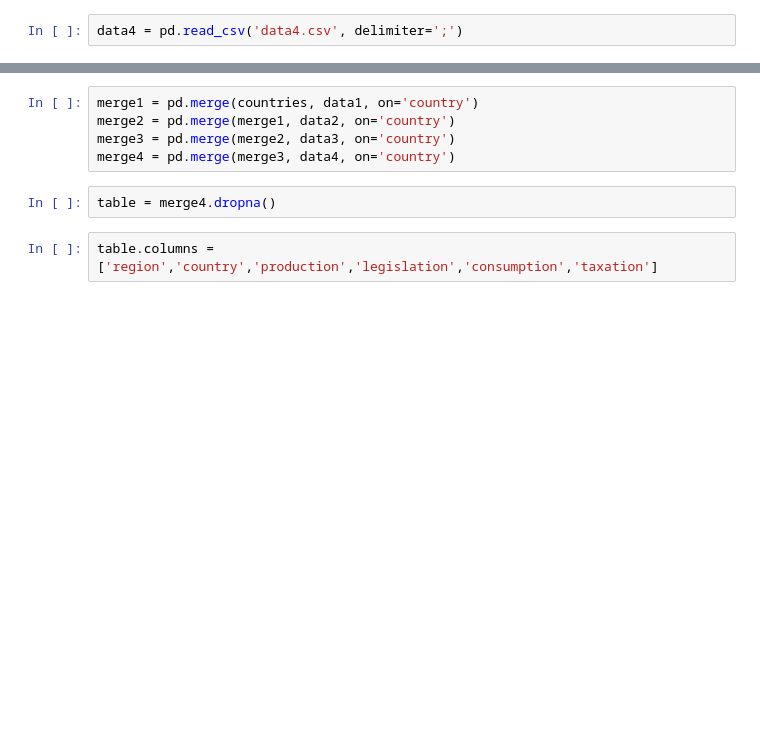
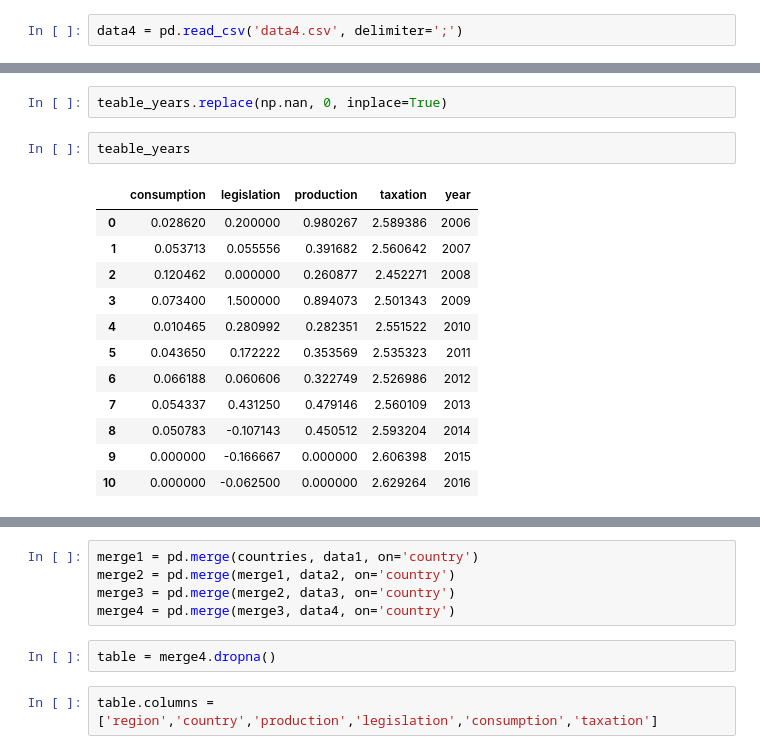
Before and after one commit to pedrohserrano/energy-data-analysis, a Jupyter notebook: eda.ipynb, the cells around one changed output, grey strips where cells are left out. Saved outputs shown, nothing was run; the diff lists cells and outputs as text; blank space fills up the shorter version.

```diff
--- a/eda.ipynb
+++ b/eda.ipynb
@@ -147,0 +164,17 @@ data4['rate_06_16'] = data4['rate_06_16'].str.replace(',','.').astype(float)
+# %%
+teable_years.replace(np.nan, 0, inplace=True)
+# %%
+teable_years
+# %% [output]
+|  | consumption | legislation | production | taxation | year |
+| 0 | 0.028620 | 0.200000 | 0.980267 | 2.589386 | 2006 |
+| 1 | 0.053713 | 0.055556 | 0.391682 | 2.560642 | 2007 |
+| 2 | 0.120462 | 0.000000 | 0.260877 | 2.452271 | 2008 |
+| 3 | 0.073400 | 1.500000 | 0.894073 | 2.501343 | 2009 |
+| 4 | 0.010465 | 0.280992 | 0.282351 | 2.551522 | 2010 |
+| 5 | 0.043650 | 0.172222 | 0.353569 | 2.535323 | 2011 |
+| 6 | 0.066188 | 0.060606 | 0.322749 | 2.526986 | 2012 |
+| 7 | 0.054337 | 0.431250 | 0.479146 | 2.560109 | 2013 |
+| 8 | 0.050783 | -0.107143 | 0.450512 | 2.593204 | 2014 |
+| 9 | 0.000000 | -0.166667 | 0.000000 | 2.606398 | 2015 |
+| 10 | 0.000000 | -0.062500 | 0.000000 | 2.629264 | 2016 |
```
Also changed, not shown: parts of 76 cells of this notebook, 10 other files.
